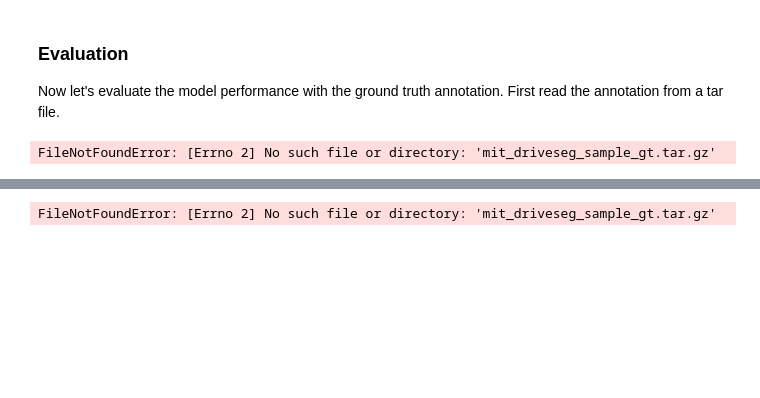
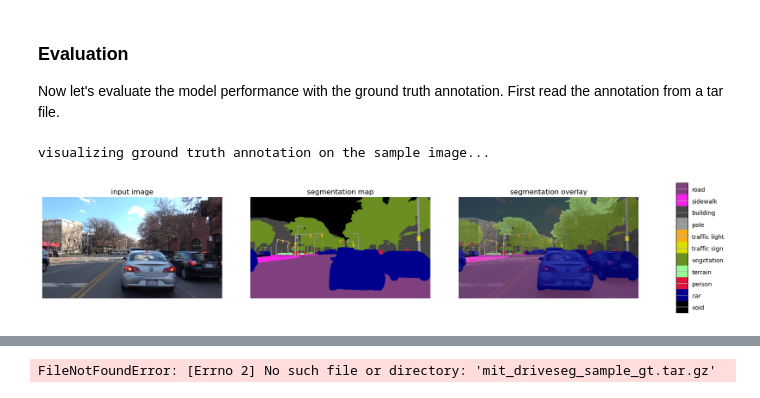
Before and after one commit to asterisk-ragavan/python-projects, a Jupyter notebook: palan_project/projects/INTERNSHIP PROJECTS/environment detection and segmentation/environment_detection_and_segmentation.ipynb, the cells around one changed output, grey strips where cells are left out. Saved outputs shown, nothing was run; the diff lists cells and outputs as text; code cells hidden in the pictures; blank space fills up the shorter version.

```diff
--- a/palan_project/projects/INTERNSHIP PROJECTS/environment detection and segmentation/environment_detection_and_segmentation.ipynb
+++ b/palan_project/projects/INTERNSHIP PROJECTS/environment detection and segmentation/environment_detection_and_segmentation.ipynb
@@ -223,27 +225,28 @@ Now let's evaluate the model performance with the ground truth annotation. First
 # %%
 class DriveSeg(object):
     """Class to load MIT DriveSeg Dataset."""
 
     def __init__(self, tarball_path):
         self.tar_file = tarfile.open(tarball_path)
         self.tar_info = self.tar_file.getmembers()
 
     def fetch(self, index):
         tar_info = self.tar_info[index + 1]  # exclude index 0 which is the parent directory
         file_handle = self.tar_file.extractfile(tar_info)
         gt = np.fromstring(file_handle.read(), np.uint8)
         gt = cv.imdecode(gt, cv.IMREAD_COLOR)
         gt = gt[:, :, 0]  # select a single channel from the 3-channel image
         gt[gt==255] = 19  # void class, does not count for accuracy
         return gt
 
-SAMPLE_GT = 'mit_driveseg_sample_gt.tar.gz'
+SAMPLE_GT = r'C:\Users\sakth\PycharmProjects\python-projects\palan_project\projects\INTERNSHIP PROJECTS\environment detection and segmentation\environment_detection_and_segmentation_gt.tar.gz'
 
 dataset = DriveSeg(SAMPLE_GT)
 print('visualizing ground truth annotation on the sample image...')
 
 original_im = Image.open(SAMPLE_IMAGE)
 gt = dataset.fetch(0)  # sample image is frame 0
 vis_segmentation(original_im, gt)
 # %% [output]
-FileNotFoundError: [Errno 2] No such file or directory: 'mit_driveseg_sample_gt.tar.gz'
+visualizing ground truth annotation on the sample image...
+[figure, added]
```
Also changed, not shown: parts of 3 cells of this notebook.
